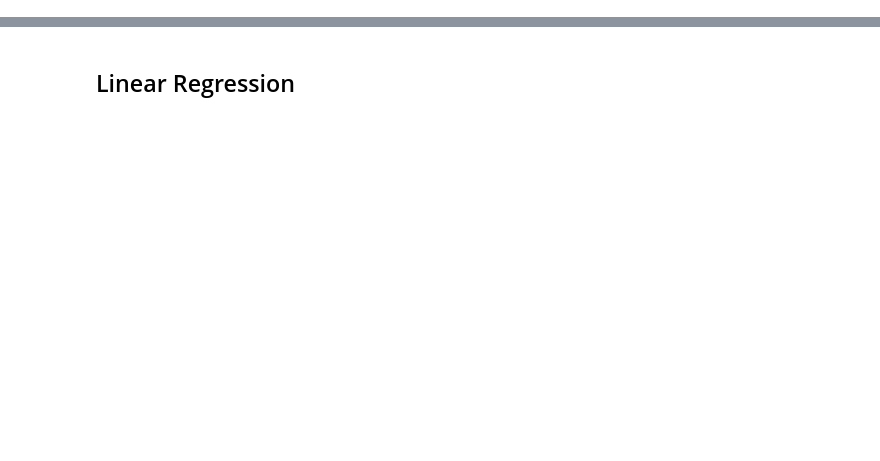
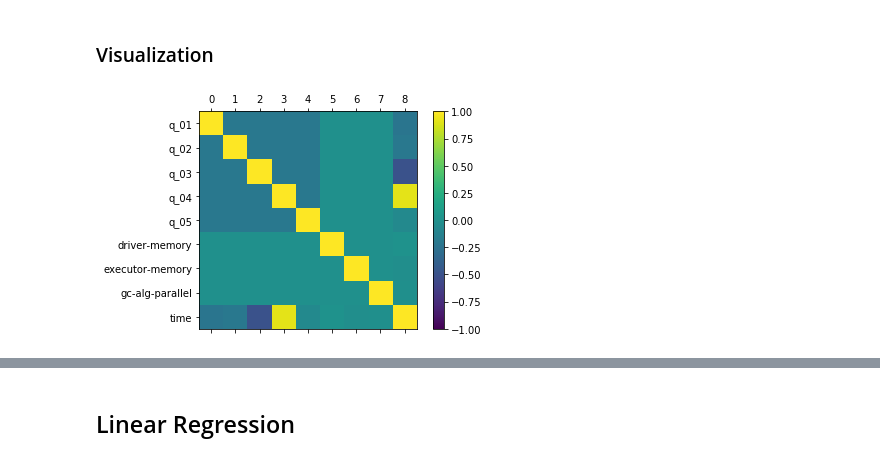
Before and after one commit to ajmal017/spark-jvm-ml, a Jupyter notebook: ml_models.ipynb, the cells around one changed output, grey strips where cells are left out. Drawn from its saved outputs; the diff is of its cells as text; code cells hidden in the pictures; blank space fills up the shorter version.

```diff
--- a/ml_models.ipynb
+++ b/ml_models.ipynb
@@ -14,0 +18,3 @@ Assume X has only 1 categorical variable (GC Algorithm) and it only has 2 classe
+# %%
+dat_og = pd.read_csv("out.csv", header=0, usecols=range(1,6))
+dat_og.head()
@@ -14,0 +28,4 @@ Assume X has only 1 categorical variable (GC Algorithm) and it only has 2 classe
+# %%
+dat_oh = pd.read_csv("out_onehot.csv", header=0).drop("Unnamed: 0", axis=1)
+dat_oh["time"] = dat_og.runtime
+dat_oh.head()
@@ -14,0 +41,6 @@ Assume X has only 1 categorical variable (GC Algorithm) and it only has 2 classe
+# %%
+include = [0, 1, 2, 3, 4, 6, 7, 9, 10]
+all_df = dat_oh.iloc[:,include]
+columns = ["q_01", "q_02", "q_03", "q_04", "q_05", "driver-memory", "executor-memory", "gc-alg-parallel", "time"]
+all_df.columns = columns
+all_df.head()
@@ -14,0 +75,16 @@ Assume X has only 1 categorical variable (GC Algorithm) and it only has 2 classe
+# %% [markdown]
+### Visualization
+# %%
+correlations = all_df.corr()
+# plot correlation matrix
+fig = plt.figure()
+ax = fig.add_subplot(111)
+cax = ax.matshow(correlations, vmin=-1, vmax=1)
+fig.colorbar(cax)
+ticks = np.arange(0,9,1)
+ax.set_xticks(ticks)
+ax.set_yticks(ticks)
+ax.set_yticklabels(df.columns)
+plt.show()
+# %% [output]
+[figure, added]
```
Also changed, not shown: parts of 44 cells of this notebook, 10 other files.
